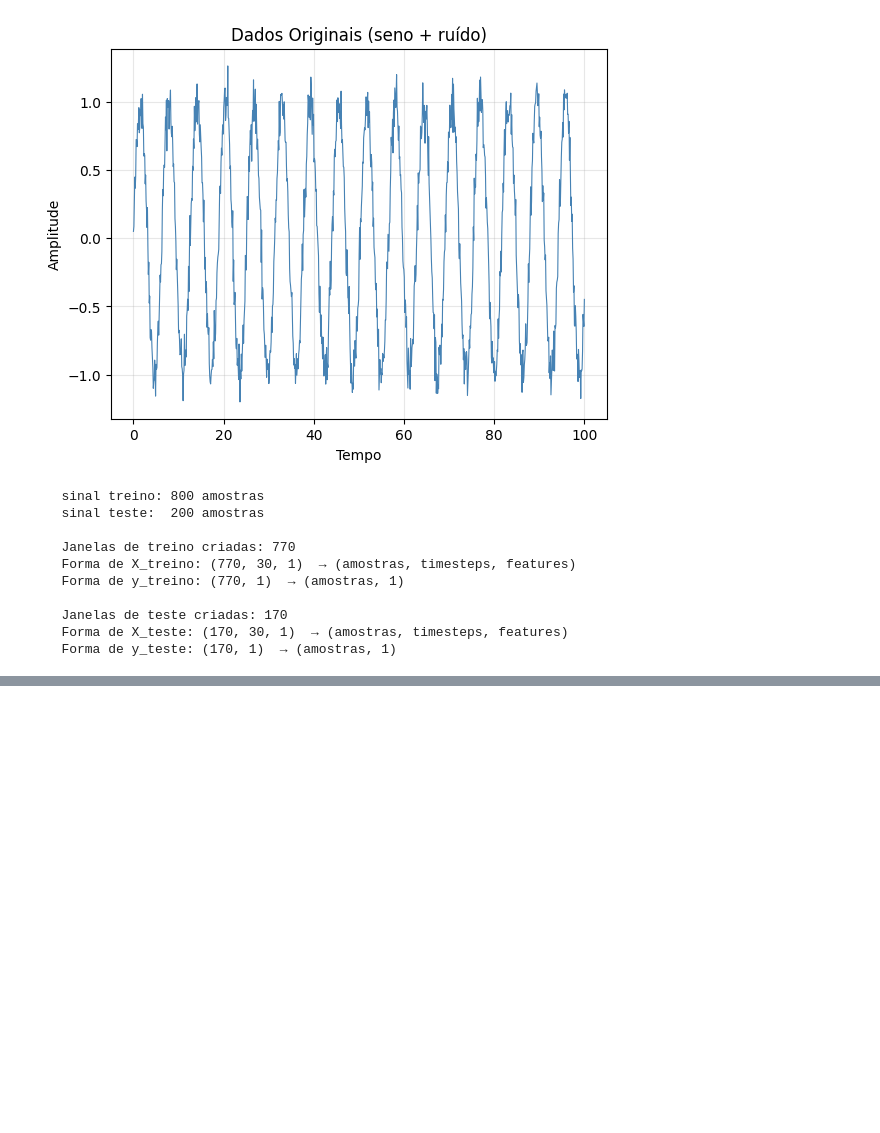
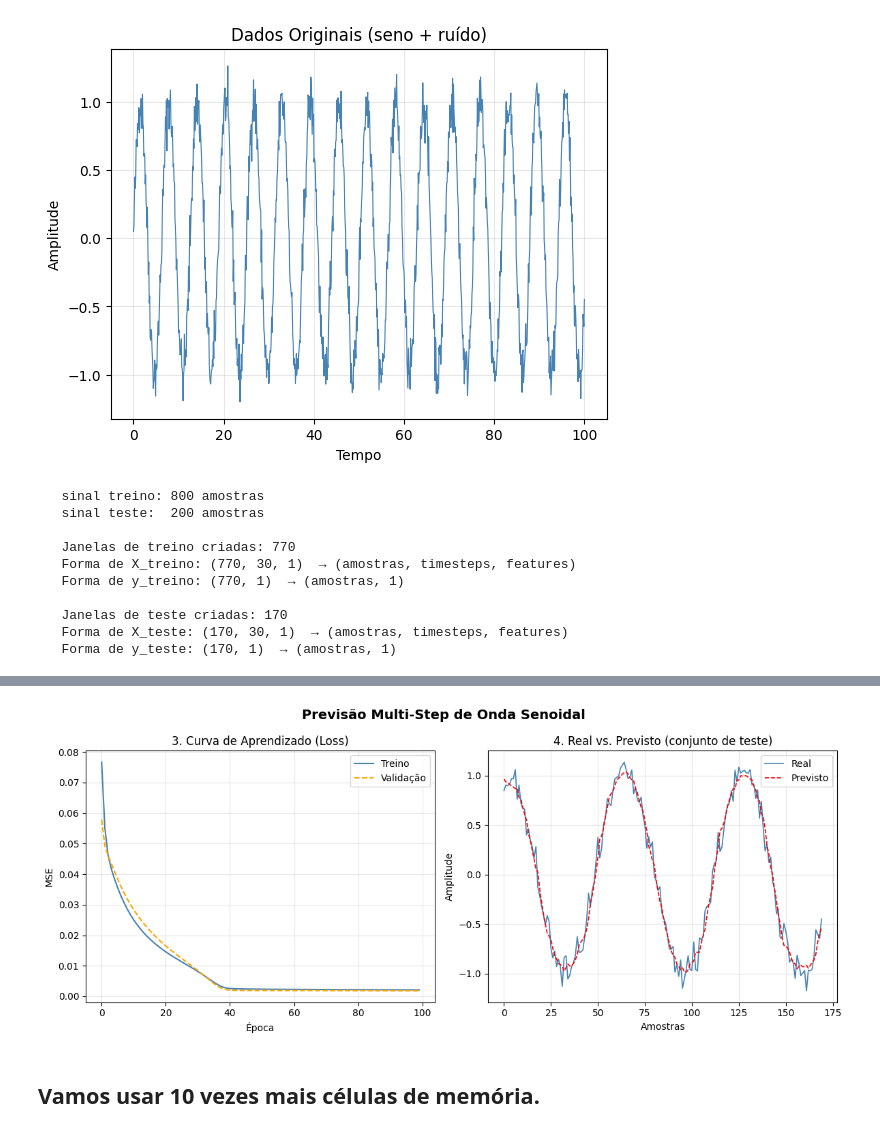
Before and after one commit to zz4fap/c24_inteligencia_artificial, a Jupyter notebook: notebooks/rnn.ipynb, the cells around one changed output, grey strips where cells are left out. Cells and saved outputs as stored; diff of their text form; code cells hidden in the pictures; blank space fills up the shorter version.

```diff
--- a/notebooks/rnn.ipynb
+++ b/notebooks/rnn.ipynb
@@ -192,0 +235,10 @@ plt.show()
+# %%
+# ==============================================================
+# PASSO 4: TREINAR O MODELO
+# ==============================================================
+historico = modelo.fit(
+    X_treino, y_treino,
+    epochs=100,
+    batch_size=32,
+    validation_split=0.1,   # 10% do treino para validação interna
+)
@@ -192,0 +263,38 @@ plt.show()
+# %%
+# ==============================================================
+# PASSO 5: AVALIAR E VISUALIZAR OS RESULTADOS
+# ==============================================================
+
+# Previsões
+y_pred_norm = modelo.predict(X_teste)
+
+# Desnormalizar para a escala original
+y_pred = scaler.inverse_transform(y_pred_norm)
+y_real = scaler.inverse_transform(y_teste)
+
+# ==== GRÁFICOS ====
+fig, axs = plt.subplots(1, 2, figsize=(12, 5))
+fig.suptitle("Previsão Multi-Step de Onda Senoidal", fontsize=14, fontweight='bold')
+
+# --- Gráfico 3: Perda durante o treinamento ---
+axs[0].plot(historico.history['loss'],     label='Treino',    color='steelblue')
+axs[0].plot(historico.history['val_loss'], label='Validação', color='orange', linestyle='--')
+axs[0].set_title("3. Curva de Aprendizado (Loss)")
+axs[0].set_xlabel("Época")
+axs[0].set_ylabel("MSE")
+axs[0].legend()
+axs[0].grid(True, alpha=0.3)
+
+# --- Gráfico 4: Real vs. Previsto ---
+axs[1].plot(y_real[:200],  label='Real',    color='steelblue', linewidth=1.2)
+axs[1].plot(y_pred[:200],  label='Previsto', color='red', linewidth=1.2, linestyle='--')
+axs[1].set_title("4. Real vs. Previsto (conjunto de teste)")
+axs[1].set_xlabel("Amostras")
+axs[1].set_ylabel("Amplitude")
+axs[1].legend()
+axs[1].grid(True, alpha=0.3)
+
+plt.tight_layout()
+
+plt.show()
+# %% [output]
@@ -192,0 +302,3 @@ plt.show()
+[figure, added]
+# %% [markdown]
+## Vamos usar 10 vezes mais células de memória.
```
Also changed, not shown: parts of 12 cells of this notebook, 2 other files.
